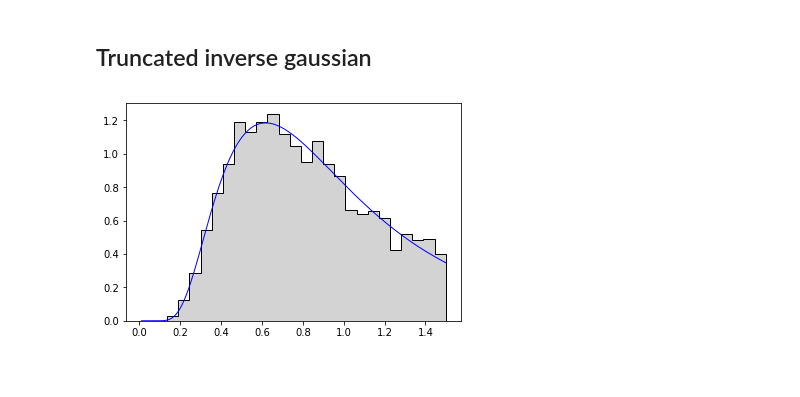
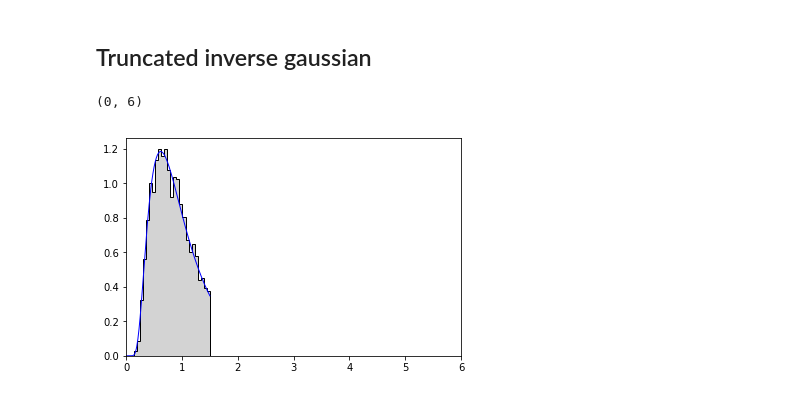
Before and after one commit to JackCaster/PyMC3_scrapbook, a Jupyter notebook: notebook/test_inverse_gaussian.ipynb, the cells around one changed output. Saved outputs shown, nothing was run; the diff lists cells and outputs as text; code cells hidden in the pictures.

```diff
--- a/notebook/test_inverse_gaussian.ipynb
+++ b/notebook/test_inverse_gaussian.ipynb
@@ -124,5 +127,7 @@ def inverse_gaussian_pdf_truncated(x, mu, lam, upper):
 # %%
 plt.hist(y_wald[y_wald<=upper], bins=25, density=True, histtype='stepfilled', facecolor='lightgray', edgecolor='k');
 plt.plot(x_wald[x_wald<=upper], inverse_gaussian_pdf_truncated(x=x_wald[x_wald<=upper], mu=mu, lam=lam, upper=upper), 'b-', alpha=1, lw=1);
+plt.xlim((0, 6))
 # %% [output]
+(0, 6)
-[figure, old version]
+[figure, new version]
```
Also changed, not shown: parts of 8 cells of this notebook.
